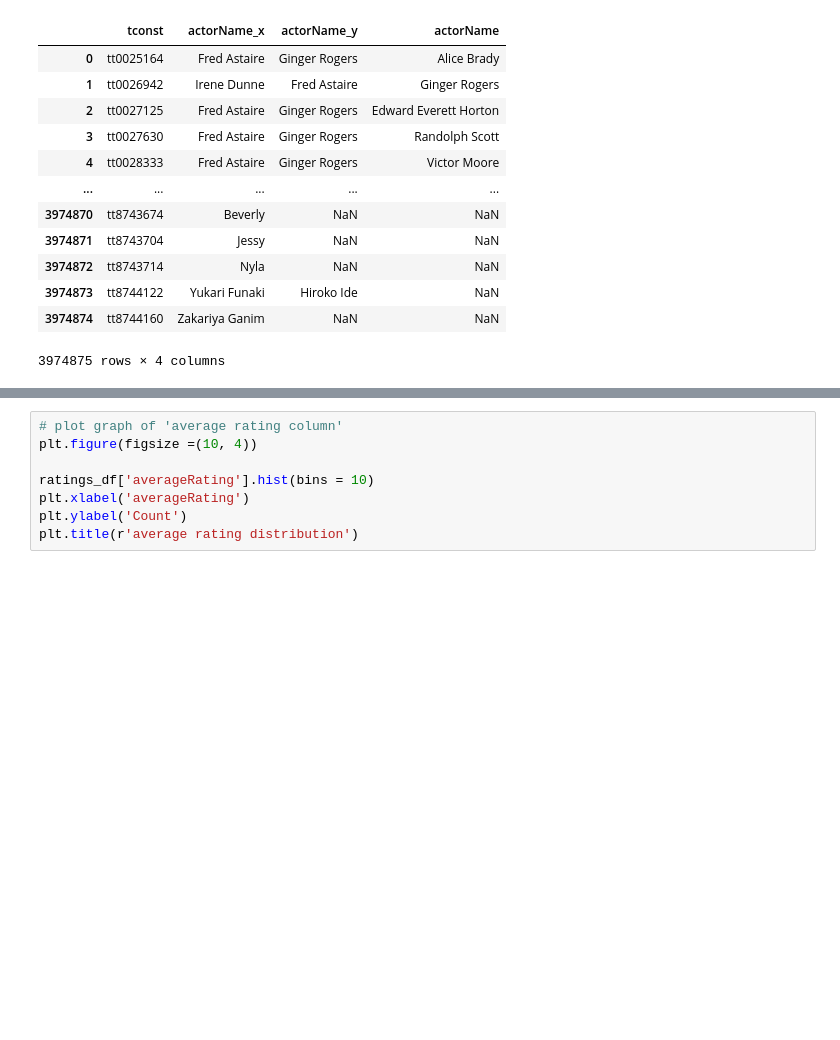
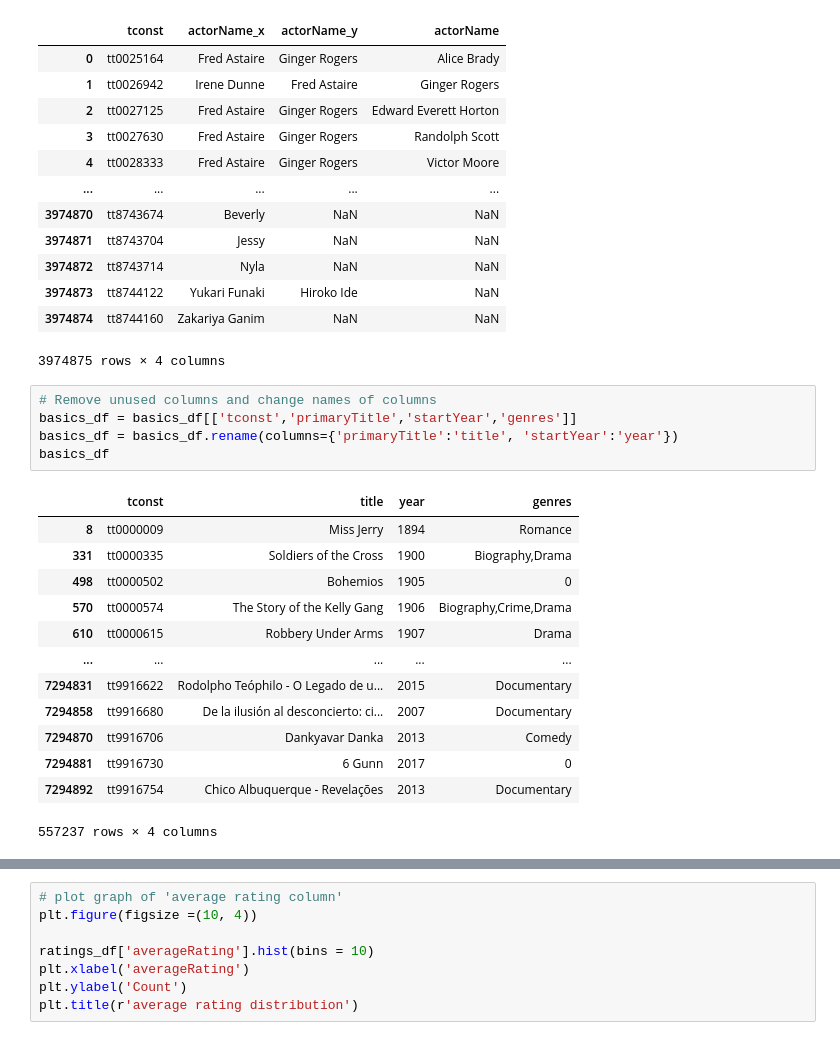
Before and after one commit to subhashjha35/Movie-Recommendation-System, a Jupyter notebook: Movie Recommender.ipynb, the cells around one changed output, grey strips where cells are left out. Drawn from its saved outputs; the diff is of its cells as text; blank space fills up the shorter version.

```diff
--- a/Movie Recommender.ipynb
+++ b/Movie Recommender.ipynb
@@ -183,3 +158,22 @@ final_cast
 | 3974873 | tt8744122 | Yukari Funaki | Hiroko Ide | NaN |
 | 3974874 | tt8744160 | Zakariya Ganim | NaN | NaN |
 3974875 rows × 4 columns
+# %%
+# Remove unused columns and change names of columns
+basics_df = basics_df[['tconst','primaryTitle','startYear','genres']]
+basics_df = basics_df.rename(columns={'primaryTitle':'title', 'startYear':'year'})
+basics_df
+# %% [output]
+|  | tconst | title | year | genres |
+| 8 | tt0000009 | Miss Jerry | 1894 | Romance |
+| 331 | tt0000335 | Soldiers of the Cross | 1900 | Biography,Drama |
+| 498 | tt0000502 | Bohemios | 1905 | 0 |
+| 570 | tt0000574 | The Story of the Kelly Gang | 1906 | Biography,Crime,Drama |
+| 610 | tt0000615 | Robbery Under Arms | 1907 | Drama |
+| ... | ... | ... | ... | ... |
+| 7294831 | tt9916622 | Rodolpho Teóphilo - O Legado de u... | 2015 | Documentary |
+| 7294858 | tt9916680 | De la ilusión al desconcierto: ci... | 2007 | Documentary |
+| 7294870 | tt9916706 | Dankyavar Danka | 2013 | Comedy |
+| 7294881 | tt9916730 | 6 Gunn | 2017 | 0 |
+| 7294892 | tt9916754 | Chico Albuquerque - Revelações | 2013 | Documentary |
+557237 rows × 4 columns
```
Also changed, not shown: parts of 17 cells of this notebook.
